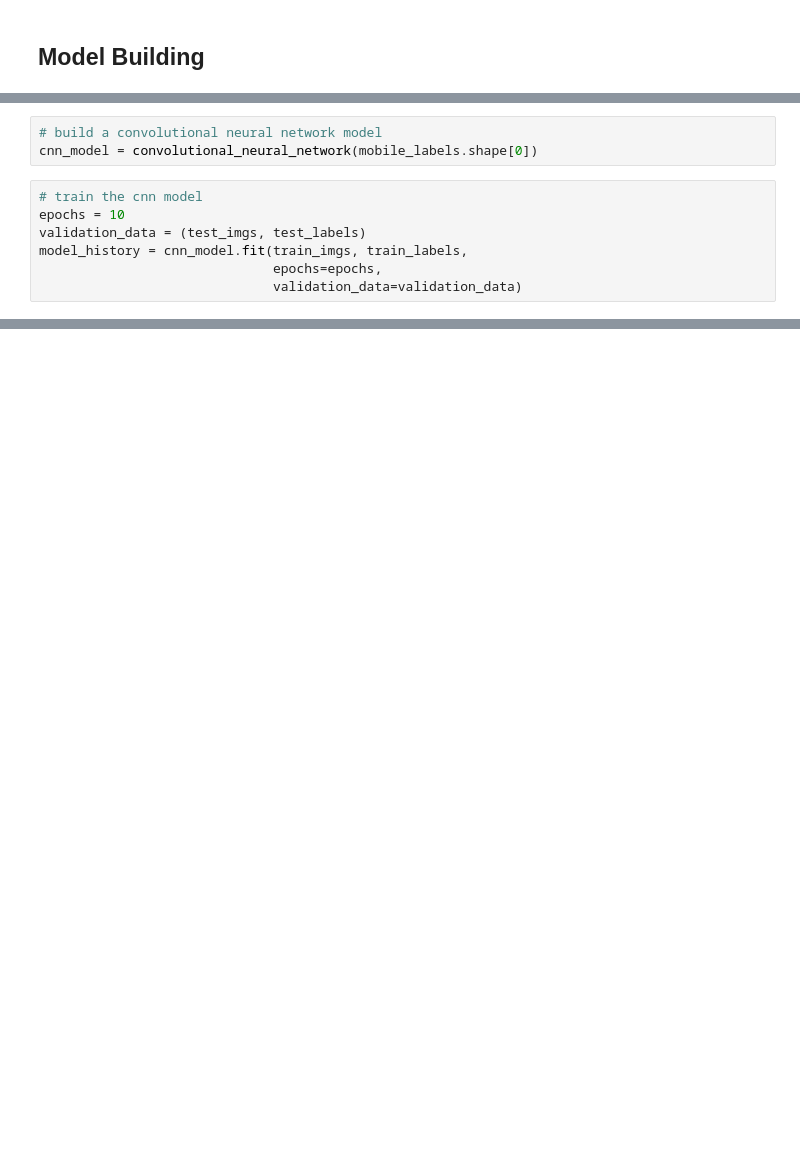
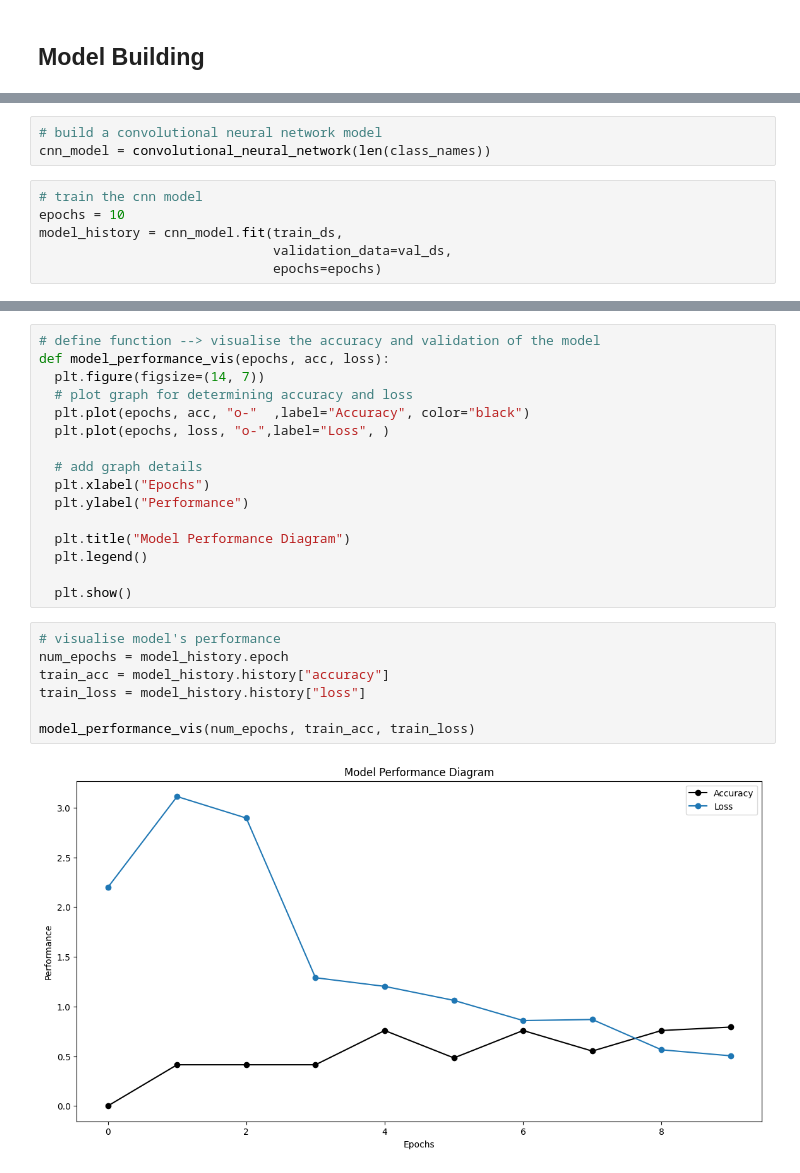
Before and after one commit to mian-adoan98/MLP_Mobile_Phone_Classification, a Jupyter notebook: notebooks/model_development.ipynb, the cells around one changed output, grey strips where cells are left out. Cells and saved outputs as stored; diff of their text form; blank space fills up the shorter version.

```diff
--- a/notebooks/model_development.ipynb
+++ b/notebooks/model_development.ipynb
@@ -134,12 +174,11 @@ def convolutional_neural_network(num_labels):
   return model
 # %%
 # build a convolutional neural network model
-cnn_model = convolutional_neural_network(mobile_labels.shape[0])
+cnn_model = convolutional_neural_network(len(class_names))
 # %%
 # train the cnn model
 epochs = 10
-validation_data = (test_imgs, test_labels)
-model_history = cnn_model.fit(train_imgs, train_labels,
-                              epochs=epochs,
-                              validation_data=validation_data)
+model_history = cnn_model.fit(train_ds,
+                              validation_data=val_ds,
+                              epochs=epochs)
 # %% [output]
@@ -147,0 +205,25 @@ ValueError: Data cardinality is ambiguous. Make sure all arrays contain the same
+# %%
+# define function --> visualise the accuracy and validation of the model
+def model_performance_vis(epochs, acc, loss):
+  plt.figure(figsize=(14, 7))
+  # plot graph for determining accuracy and loss
+  plt.plot(epochs, acc, "o-"  ,label="Accuracy", color="black")
+  plt.plot(epochs, loss, "o-",label="Loss", )
+
+  # add graph details
+  plt.xlabel("Epochs")
+  plt.ylabel("Performance")
+
+  plt.title("Model Performance Diagram")
+  plt.legend()
+
+  plt.show()
+# %%
+# visualise model's performance
+num_epochs = model_history.epoch
+train_acc = model_history.history["accuracy"]
+train_loss = model_history.history["loss"]
+
+model_performance_vis(num_epochs, train_acc, train_loss)
+# %% [output]
+[figure, added]
```
Also changed, not shown: parts of 10 cells of this notebook, 4 other files.
